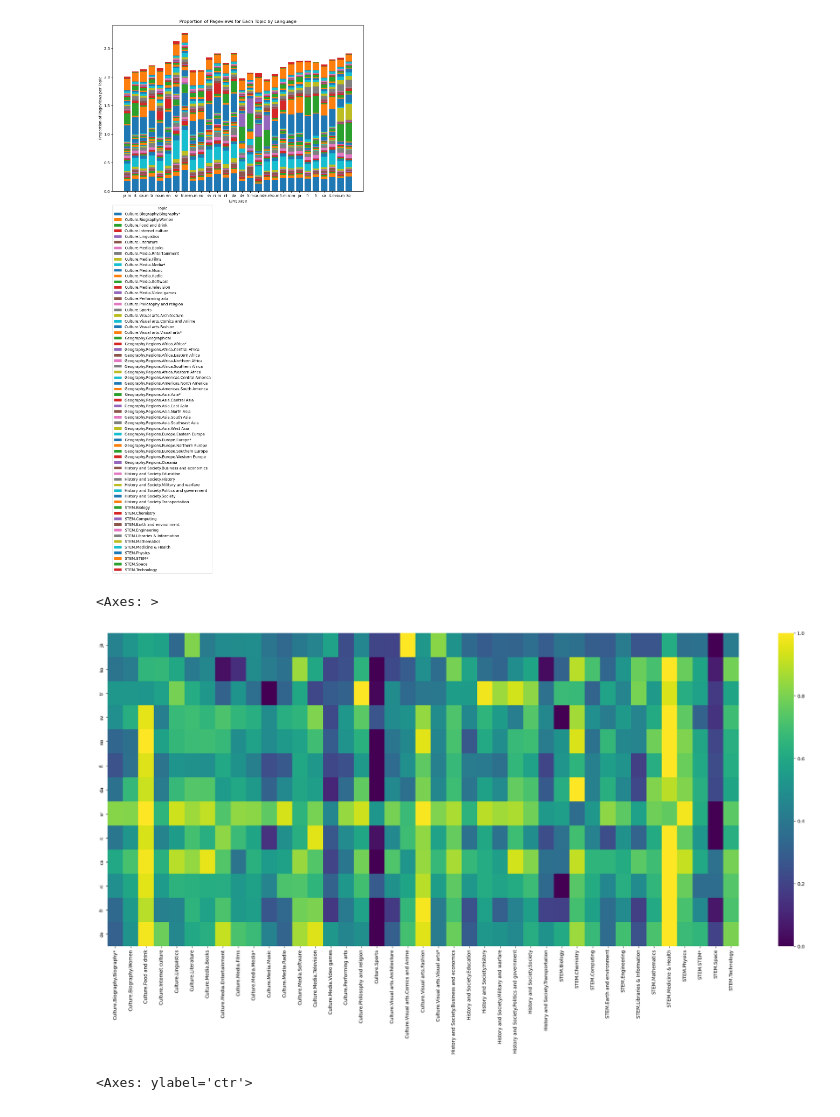
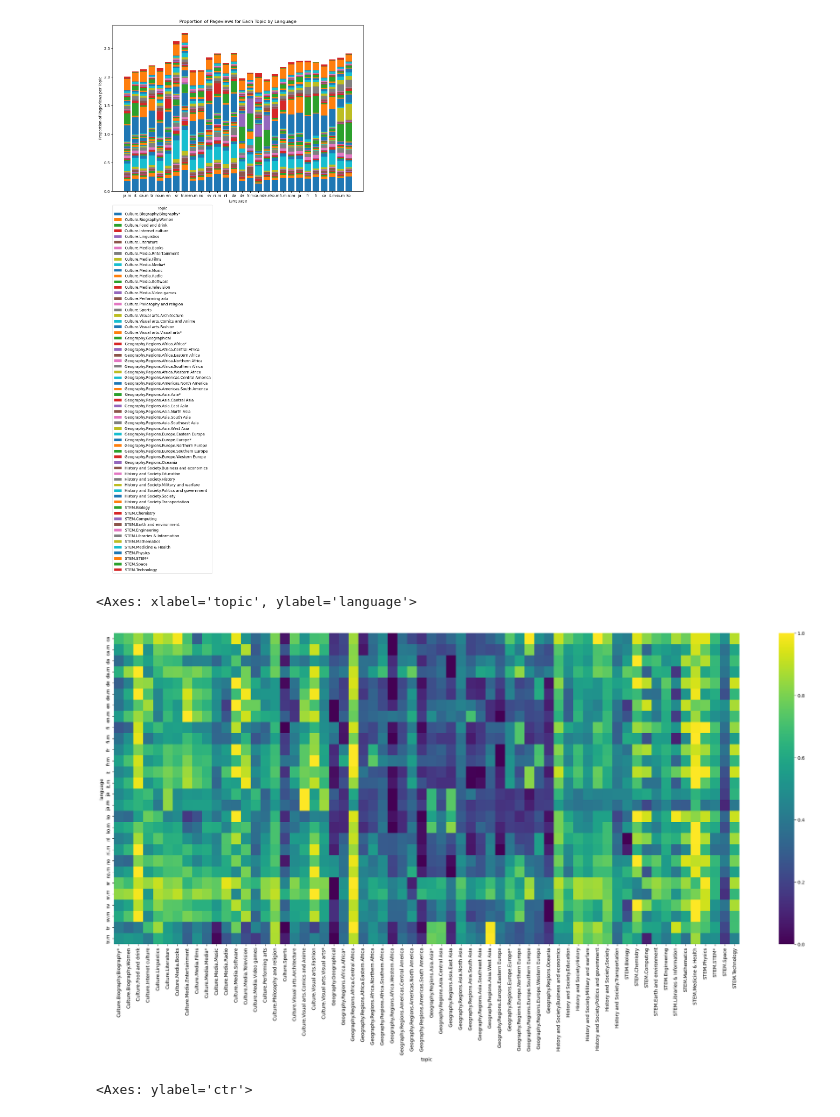
Before and after one commit to epfl-ada/ada-2023-project-rablashijupa, a Jupyter notebook: Wikipedia_Culture.ipynb, the cells around one changed output. Cells and saved outputs as stored; diff of their text form; code cells hidden in the pictures.

Commit message:
Updated heatmap plot to use df_timeseries

```diff
--- a/Wikipedia_Culture.ipynb
+++ b/Wikipedia_Culture.ipynb
@@ -50,7 +50,7 @@ for language in agg:
     topics_data = language_data['topics'] # dict with the timeseries of each topic
 
     if 0 in all_sum.values:
-        all_sum.replace(0, 1)
+        all_sum.replace(0, 1, inplace=True)
 
     for topic, topic_data in topics_data.items():
         topic_len = topic_data['len'] # number of articles for a topic
@@ -203,11 +182,17 @@ plt.show()
 # %% [output]
 [figure]
 # %%
+# MinMax normalisation
+heatmap_df = df_total[df_total.topic != 'ALL'].pivot(index="topic", columns="language", values="pageviews_per_page")
+heatmap_df = np.log(heatmap_df)
+heatmap_df = (heatmap_df - heatmap_df.min()) / (heatmap_df.max() - heatmap_df.min())
+# topics_df.nlargest(3, 'ja')
+
 fig, ax = plt.subplots(figsize=(30,12))
-sns.heatmap(normalized_topics_df.T, cmap='viridis', ax=ax)
+sns.heatmap(heatmap_df.T, cmap='viridis', ax=ax)
 # %% [output]
-<Axes: >
+<Axes: xlabel='topic', ylabel='language'>
-[figure, old version]
+[figure, new version]
 # %%
 sns.heatmap(hofstede, annot=True)
 # %% [output]
```
Also changed, not shown: parts of 1 cell of this notebook.
